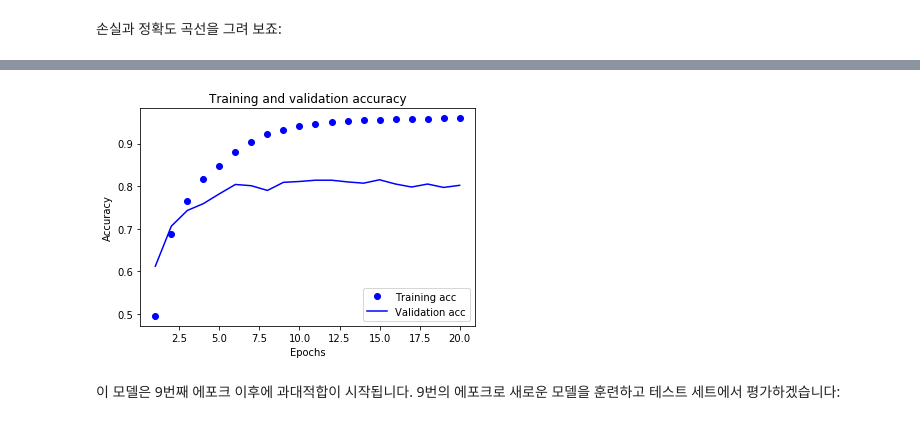
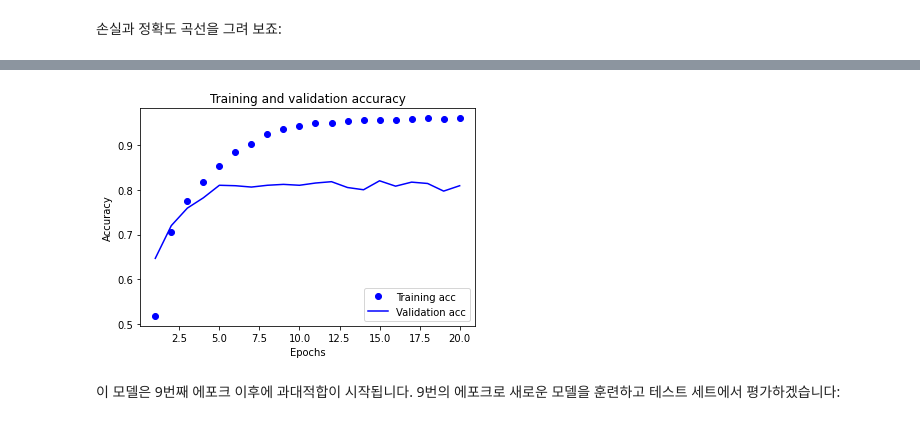
Before and after one commit to jeonggunlee/DeepLearningBasics, a Jupyter notebook: Lab06_classifying_newswires.ipynb, the cells around one changed output, grey strips where cells are left out. Cells and saved outputs as stored; diff of their text form; code cells hidden in the pictures.

```diff
--- a/Lab06_classifying_newswires.ipynb
+++ b/Lab06_classifying_newswires.ipynb
@@ -235,19 +231,19 @@ plt.show()
 # %%
 plt.clf()   # 그래프를 초기화합니다
 
-acc = history.history['acc']
-val_acc = history.history['val_acc']
+acc = history.history['accuracy']
+val_acc = history.history['val_accuracy']
 
 plt.plot(epochs, acc, 'bo', label='Training acc')
 plt.plot(epochs, val_acc, 'b', label='Validation acc')
 plt.title('Training and validation accuracy')
 plt.xlabel('Epochs')
 plt.ylabel('Accuracy')
 plt.legend()
 
 plt.show()
 # %% [output]
-[figure, old version]
+[figure, new version]
 # %% [markdown]
 이 모델은 9번째 에포크 이후에 과대적합이 시작됩니다. 9번의 에포크로 새로운 모델을 훈련하고 테스트 세트에서 평가하겠습니다:
 # %%
```
Also changed, not shown: parts of 12 cells of this notebook.
